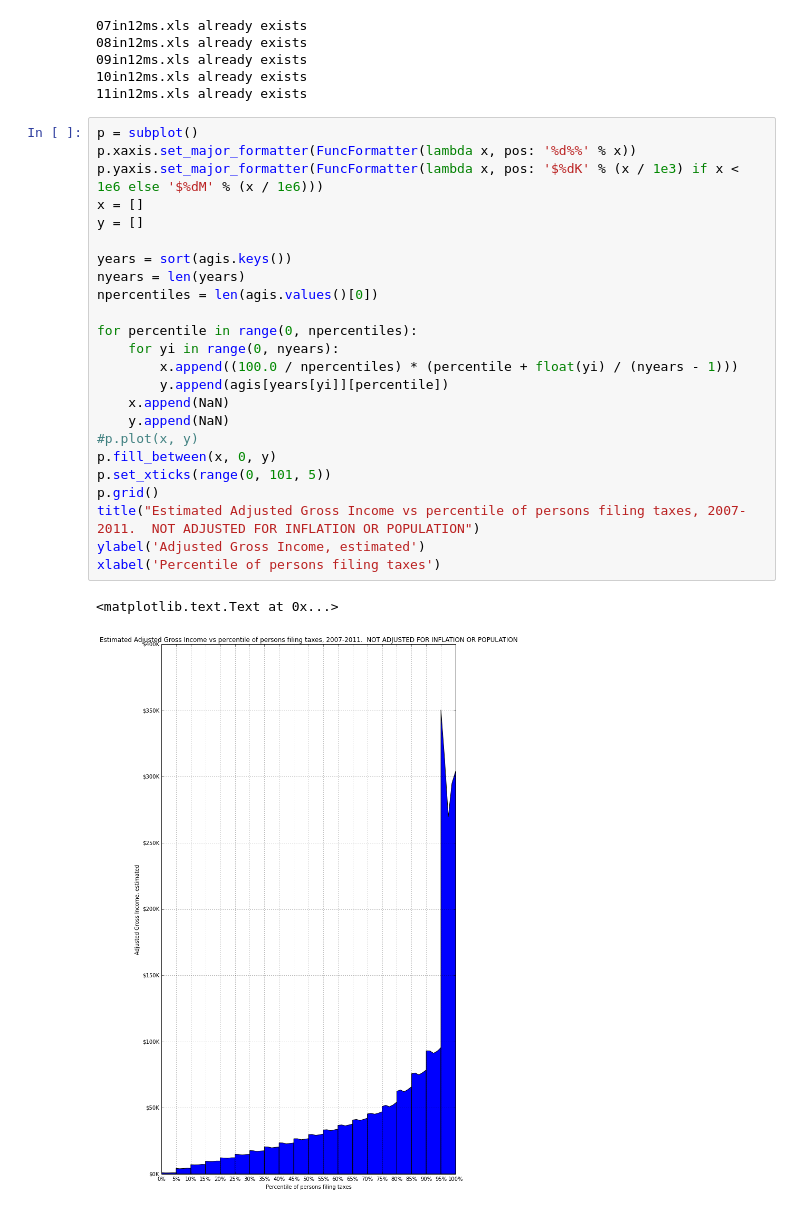
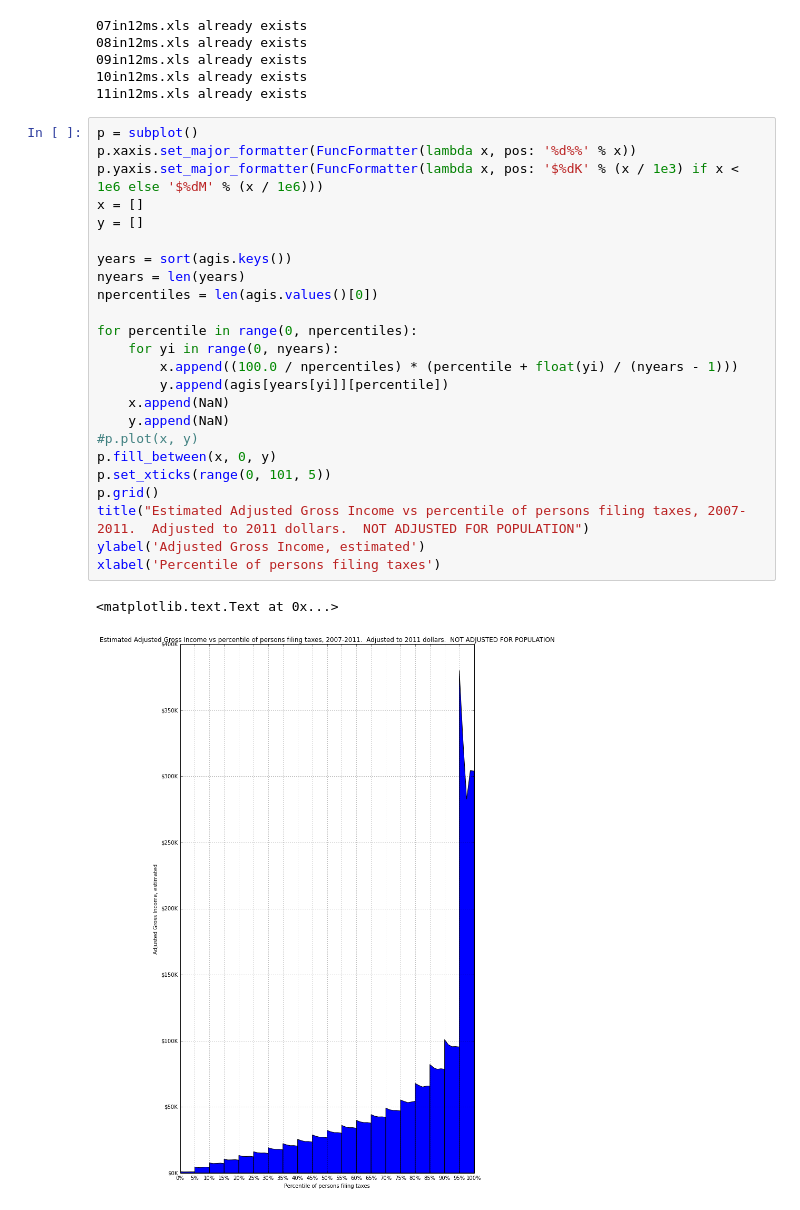
Before and after one commit to CMU-CREATE-Lab/underemployment, a Jupyter notebook: IRS Income Histogram.ipynb, the cells around one changed output. Cells and saved outputs as stored; diff of their text form.

Commit message:
Adjust for inflation using BLS CPI

```diff
--- a/IRS Income Histogram.ipynb
+++ b/IRS Income Histogram.ipynb
@@ -225,29 +238,29 @@ agis[2011] = compute_tax_year(2011)
 # %%
 p = subplot()
 p.xaxis.set_major_formatter(FuncFormatter(lambda x, pos: '%d%%' % x))
 p.yaxis.set_major_formatter(FuncFormatter(lambda x, pos: '$%dK' % (x / 1e3) if x < 1e6 else '$%dM' % (x / 1e6)))
 x = []
 y = []
 
 years = sort(agis.keys())
 nyears = len(years)
 npercentiles = len(agis.values()[0])
 
 for percentile in range(0, npercentiles):
     for yi in range(0, nyears):
         x.append((100.0 / npercentiles) * (percentile + float(yi) / (nyears - 1)))
         y.append(agis[years[yi]][percentile])
     x.append(NaN)
     y.append(NaN)
 #p.plot(x, y)
 p.fill_between(x, 0, y)
 p.set_xticks(range(0, 101, 5))
 p.grid()
-title("Estimated Adjusted Gross Income vs percentile of persons filing taxes, 2007-2011.  NOT ADJUSTED FOR INFLATION OR POPULATION")
+title("Estimated Adjusted Gross Income vs percentile of persons filing taxes, 2007-2011.  Adjusted to 2011 dollars.  NOT ADJUSTED FOR POPULATION")
 ylabel('Adjusted Gross Income, estimated')
 xlabel('Percentile of persons filing taxes')
 # %% [output]
 <matplotlib.text.Text at 0x...>
-[figure, old version]
+[figure, new version]
 # %%
 # TODO:
```
Also changed, not shown: parts of 2 cells of this notebook.
